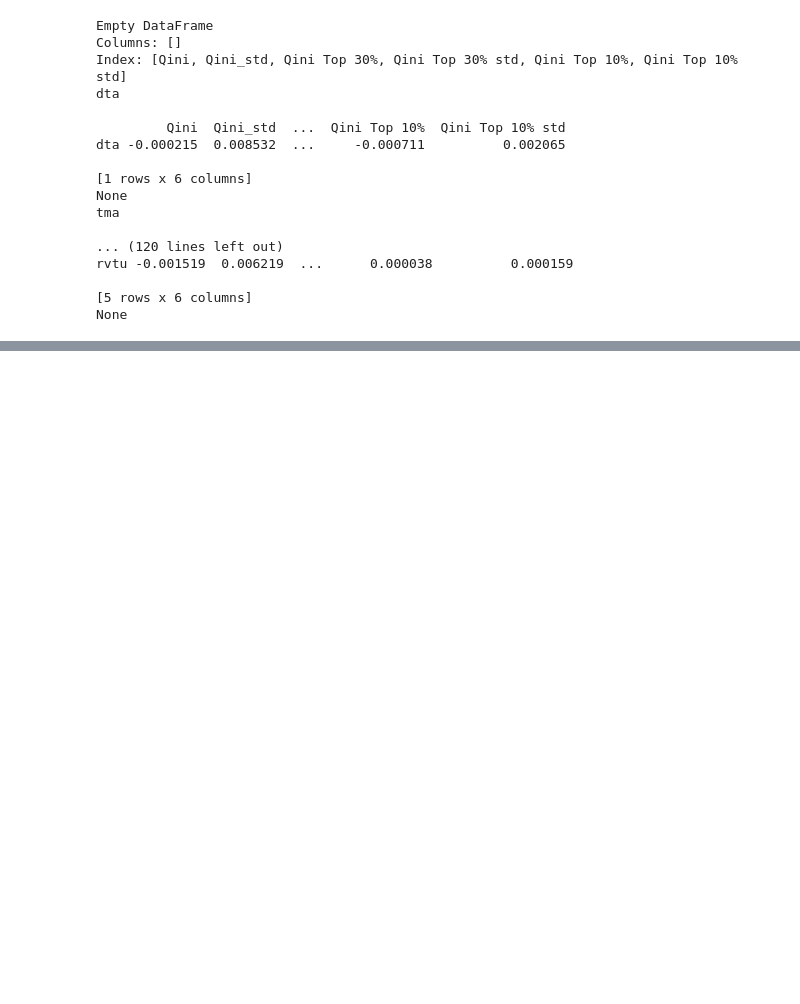
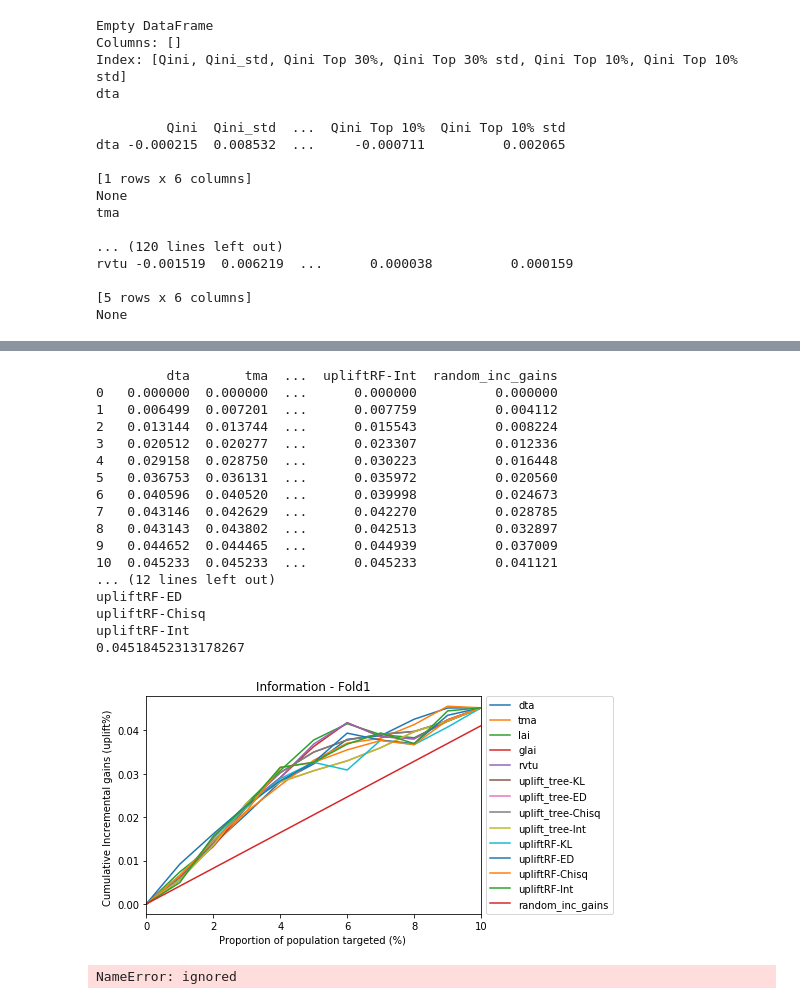
Before and after one commit to granrookey/UpliftModeling, a Jupyter notebook: code_day4_criteo.ipynb, the cells around one changed output, grey strips where cells are left out. Saved outputs shown, nothing was run; the diff lists cells and outputs as text; code cells hidden in the pictures; blank space fills up the shorter version.

```diff
--- a/code_day4_criteo.ipynb
+++ b/code_day4_criteo.ipynb
@@ -965,3 +964,53 @@ NameError: ignored
+# %%
+fold1_df = pd.DataFrame({})
+fold3_df = pd.DataFrame({})
+print(result_draw)
+for model, results in hillstrom_resultset.items():
+    print(model)
+    fold1 = results[0]
+#     fold2 = results[1]
+    fold3 = results[2]
+#     fold4 = results[3]
+#     fold5 = results[4]
+
+#     q_mean = round((np.mean(pd.DataFrame([fold1.inc_gains, fold2.inc_gains, fold3.inc_gains, fold4.inc_gains, fold5.inc_gains]))), 6)
+    fold1_df[model] = fold1.inc_gains
+    fold3_df[model] = fold3.inc_gains
+# print(result_draw.iloc[[10]])
+## Random incremental gains
+overall_inc_gain = np.min(fold1_df.iloc[[10]].values)
+print(overall_inc_gain)
+random_inc_gains = [i*overall_inc_gain / len(result_draw) for i in range(len(result_draw))]
+fold1_df['random_inc_gains'] = random_inc_gains
+fold1_df.plot()
+plt.title("Information - Fold1")
+plt.xlabel("Proportion of population targeted (%) ")
+plt.ylabel("Cumulative Incremental gains (uplift%) ")
+plt.legend(loc='center left', bbox_to_anchor=(1.0, 0.5))
+plt.show()
+# %% [output]
+         dta       tma  ...  upliftRF-Int  random_inc_gains
+0   0.000000  0.000000  ...      0.000000          0.000000
+1   0.006499  0.007201  ...      0.007759          0.004112
+2   0.013144  0.013744  ...      0.015543          0.008224
+3   0.020512  0.020277  ...      0.023307          0.012336
+4   0.029158  0.028750  ...      0.030223          0.016448
+5   0.036753  0.036131  ...      0.035972          0.020560
+6   0.040596  0.040520  ...      0.039998          0.024673
+7   0.043146  0.042629  ...      0.042270          0.028785
+8   0.043143  0.043802  ...      0.042513          0.032897
+9   0.044652  0.044465  ...      0.044939          0.037009
+10  0.045233  0.045233  ...      0.045233          0.041121
+... (12 lines left out)
+upliftRF-ED
+upliftRF-Chisq
+upliftRF-Int
+0.04518452313178267
+[figure, added]
+# %%
+criteo_resultset
+# %% [output]
+NameError: ignored
 # %%
 import sys
 import numpy as np
```
Also changed, not shown: parts of 8 cells of this notebook.
